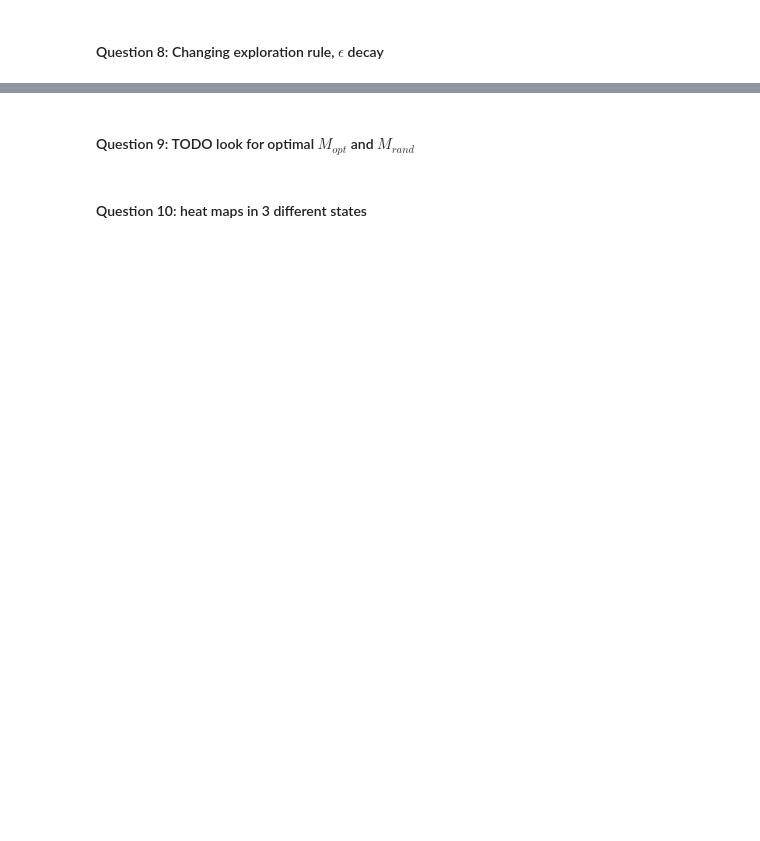
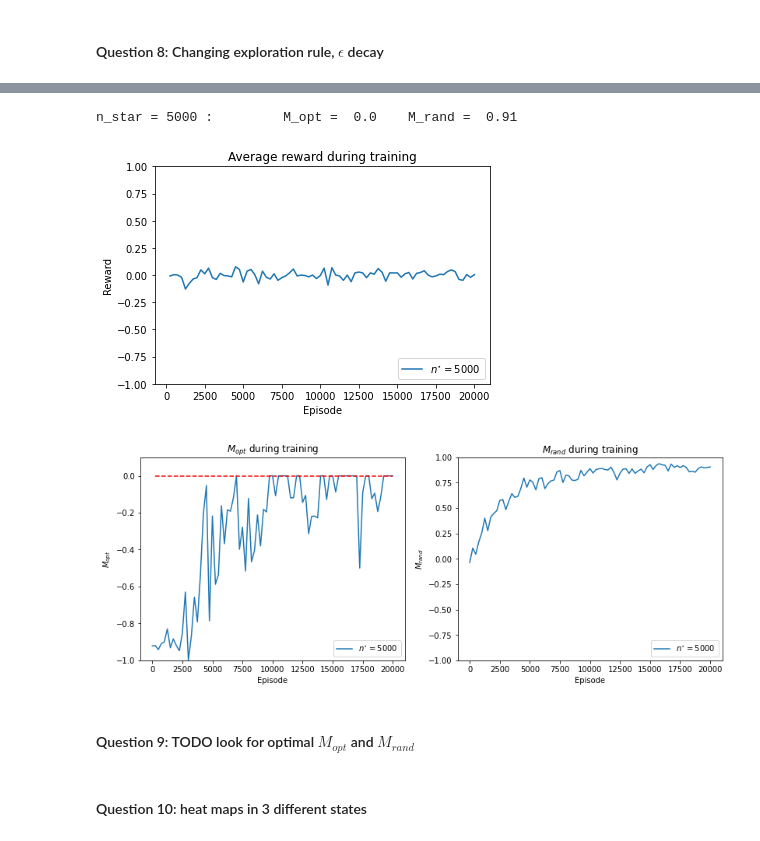
Before and after one commit to IvanBioli/ANN_Project, a Jupyter notebook: code/mini_project_1.ipynb, the cells around one changed output, grey strips where cells are left out. Cells and saved outputs as stored; diff of their text form; code cells hidden in the pictures; blank space fills up the shorter version.

```diff
--- a/code/mini_project_1.ipynb
+++ b/code/mini_project_1.ipynb
@@ -11,7 +11,7 @@ import os
 import pickle
 # %%
 # Configurations
-save_stats = False
+save_stats = True
 save_figs = False
 # %% [markdown]
 ## 2. Q-Learning
@@ -395,20 +426,28 @@ plt.show()
 # %% [markdown]
 #### Question 8: Changing exploration rule, $\epsilon$ decay
 # %%
-vec_n_star = 10 * np.arange(1, 10)
+vec_n_star = [5000]
 epsilon_min = 0.1
 epsilon_max = 0.8
+stats_dict_nstar_self = {}
 for n_star in vec_n_star:
     print("------------- Training with n_star =", n_star, "-------------")
     def epsilon_exploration_rule(n):
         return np.max([epsilon_min, epsilon_max * (1 - n/n_star)])
     start = time.time()
     Q, stats = q_learning_self_practice(env, epsilon_exploration_rule=epsilon_exploration_rule,
-                                        test_freq=test_freq,  num_episodes=2000, verbose=True)
+                                        test_freq=test_freq,  num_episodes=num_episodes, verbose=True)
     M_opt = measure_performance(QPlayer(Q=Q), OptimalPlayer(epsilon=0.), num_episodes=200)
     M_rand = measure_performance(QPlayer(Q=Q), OptimalPlayer(epsilon=1.), num_episodes=200)
     print("M_opt =", M_opt)
     print("M_rand =", M_rand)
-    stats_dict_nstar.update({n_star: (stats, M_opt, M_rand)})
+    stats_dict_nstar_self.update({n_star: (stats, M_opt, M_rand)})
     elapsed = time.time() - start
-    print("Training with n_star =", n_star, " took:", time.strftime("%Hh%Mm%Ss", time.gmtime(elapsed)), "\n\n")
+    print("Training with n_star =", n_star, "took:", time.strftime("%Hh%Mm%Ss", time.gmtime(elapsed)), "\n\n")
+
+if save_stats:
+    output_folder = os.path.join(os.getcwd(), 'results')
+    os.makedirs(output_folder, exist_ok=True)
+    fname = output_folder + '/stats_dict_nstar_self.pkl'
+    with open(fname, 'wb') as handle:
+        pickle.dump(stats_dict_nstar_self, handle, protocol=pickle.HIGHEST_PROTOCOL)
@@ -415,3 +472,9 @@ for n_star in vec_n_star:
+# %%
+plot_stats(stats_dict_nstar_self, vec_n_star, "n_star_self", "n^{\star}", save=save_figs)
+# %% [output]
+n_star = 5000 :         M_opt =  0.0    M_rand =  0.91
+[figure, added]
+[figure, added]
 # %% [markdown]
 #### Question 9: TODO look for optimal $M_{opt}$ and $M_{rand}$
 # %%
```
Also changed, not shown: parts of 9 cells of this notebook, 2 other files.
